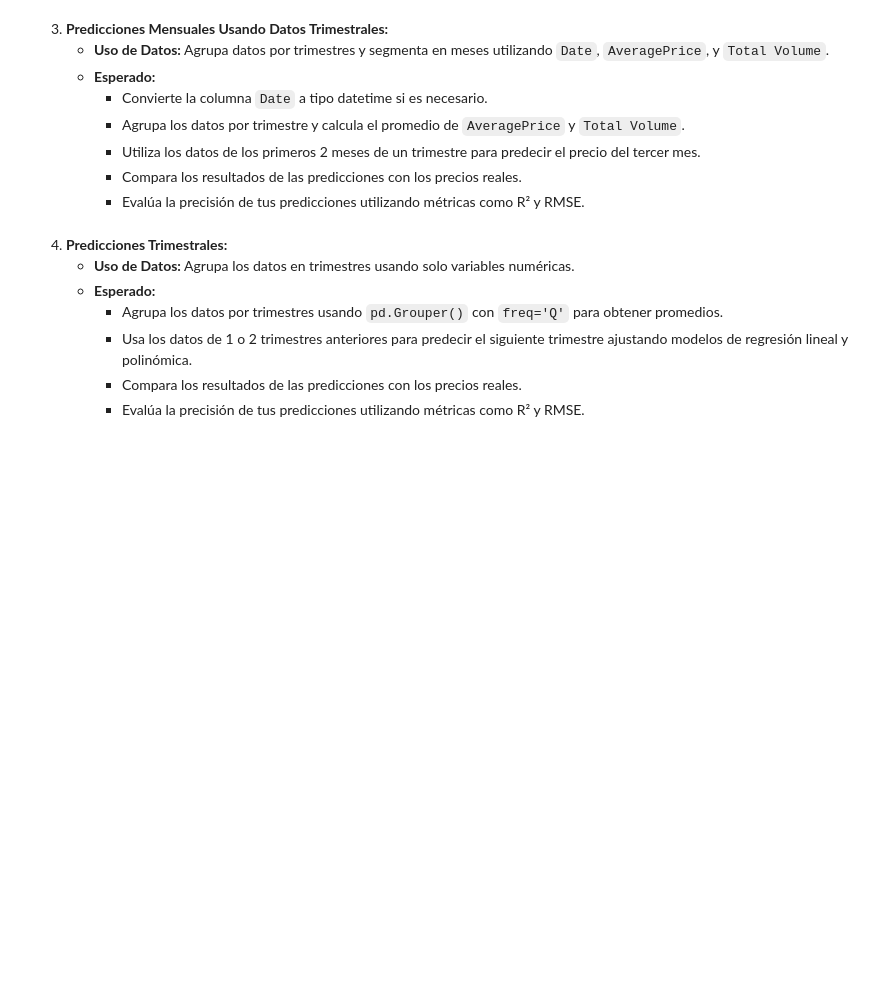
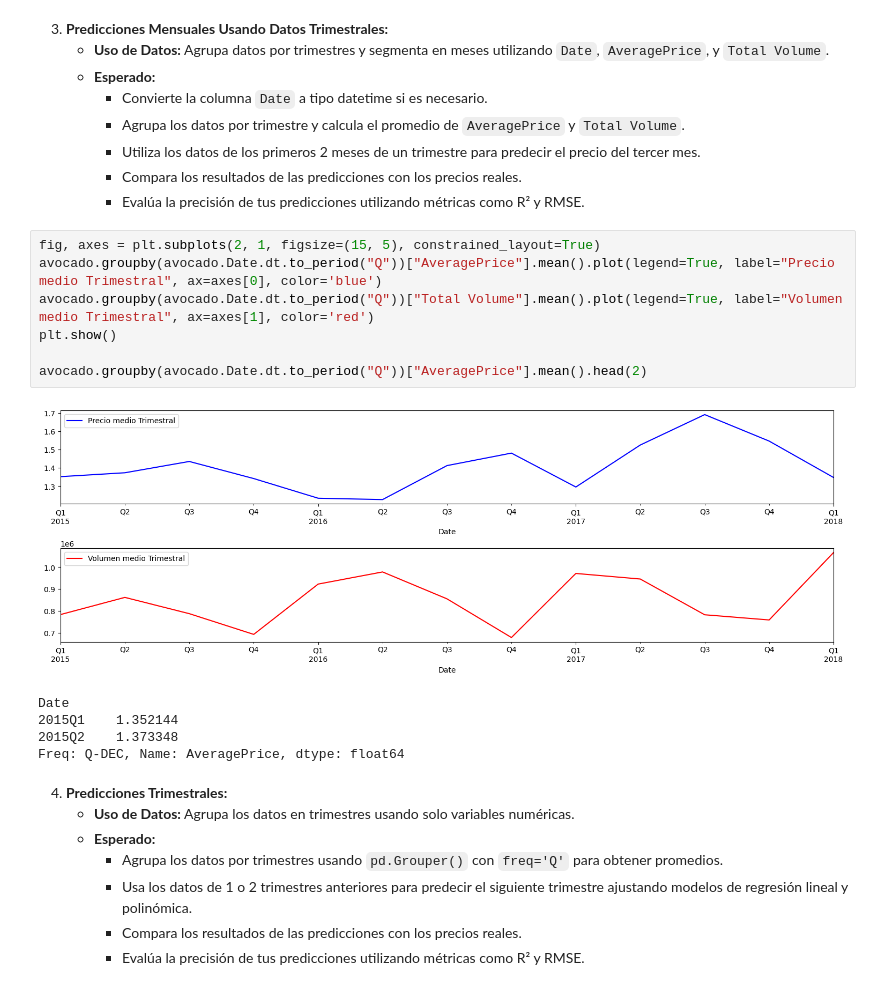
Before and after one commit to germanztz/data-science-uoc-avocado, a Jupyter notebook: german.ipynb, the cells around one changed output. Drawn from its saved outputs; the diff is of its cells as text; blank space fills up the shorter version.

```diff
--- a/german.ipynb
+++ b/german.ipynb
@@ -429,6 +455,19 @@ plt.show()
      - Utiliza los datos de los primeros 2 meses de un trimestre para predecir el precio del tercer mes.
      - Compara los resultados de las predicciones con los precios reales.
      - Evalúa la precisión de tus predicciones utilizando métricas como R² y RMSE.
+# %%
+fig, axes = plt.subplots(2, 1, figsize=(15, 5), constrained_layout=True)
+avocado.groupby(avocado.Date.dt.to_period("Q"))["AveragePrice"].mean().plot(legend=True, label="Precio medio Trimestral", ax=axes[0], color='blue')
+avocado.groupby(avocado.Date.dt.to_period("Q"))["Total Volume"].mean().plot(legend=True, label="Volumen medio Trimestral", ax=axes[1], color='red')
+plt.show()
+
+avocado.groupby(avocado.Date.dt.to_period("Q"))["AveragePrice"].mean().head(2)
+# %% [output]
+[figure, added]
+Date
+2015Q1    1.352144
+2015Q2    1.373348
+Freq: Q-DEC, Name: AveragePrice, dtype: float64
 # %% [markdown]
 4. **Predicciones Trimestrales:**
    - **Uso de Datos:** Agrupa los datos en trimestres usando solo variables numéricas.
```
Also changed, not shown: parts of 4 cells of this notebook.
